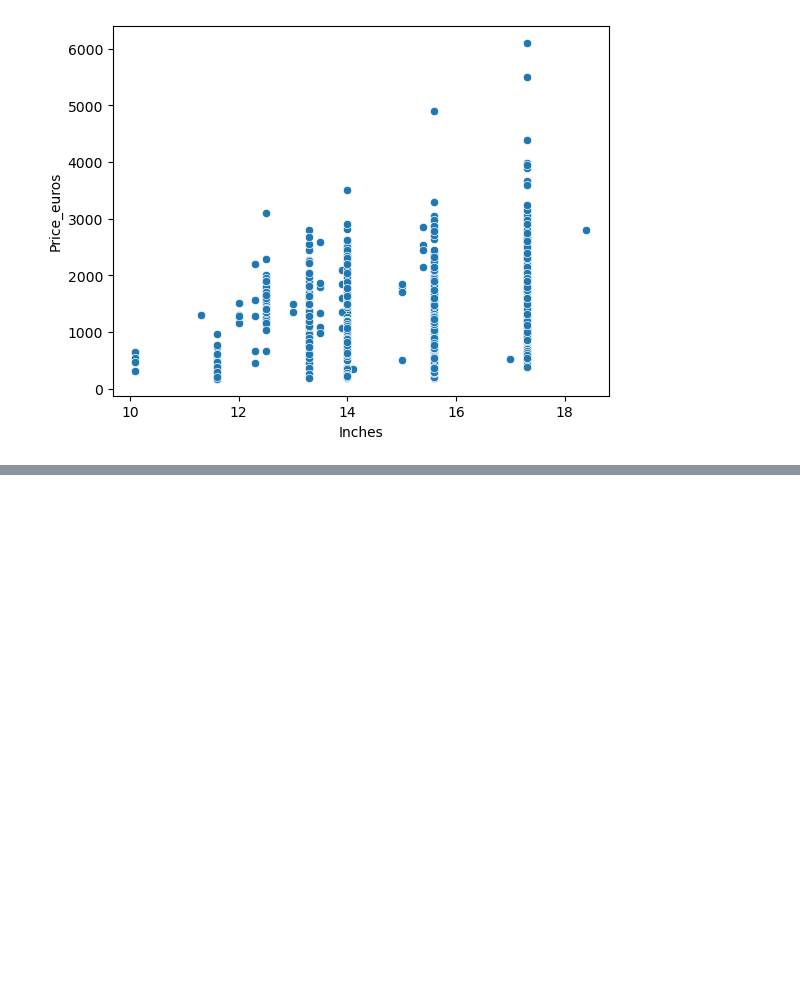
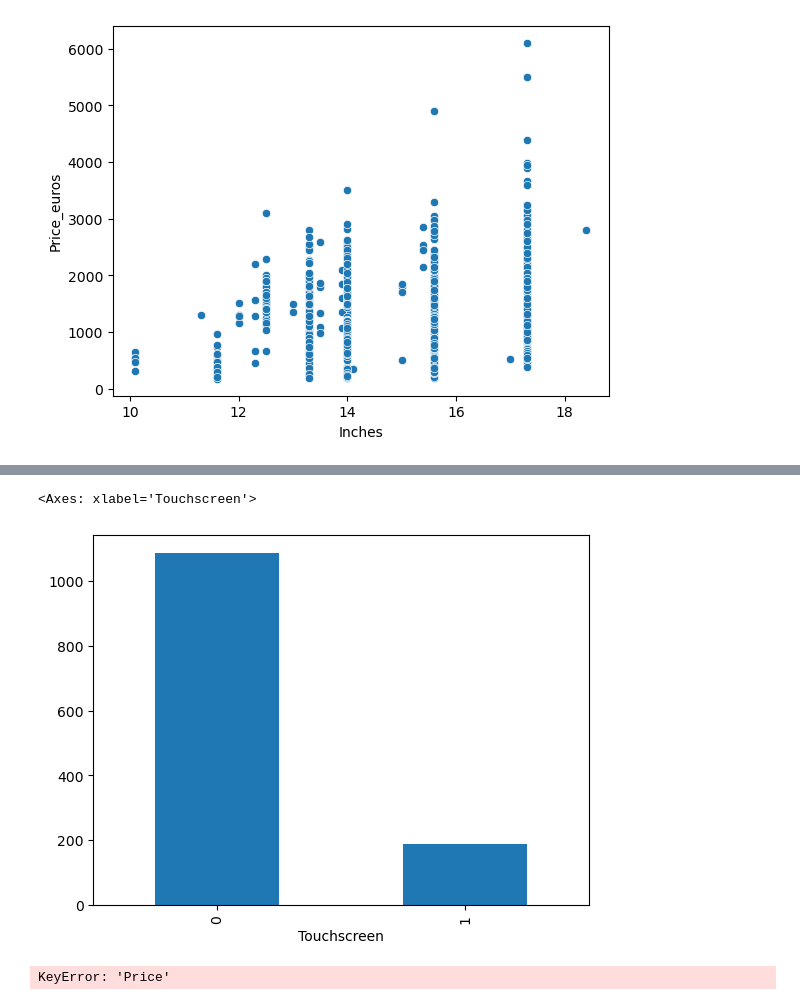
Before and after one commit to niteshkavade/Laptop-Price-Prediction, a Jupyter notebook: Laptop_Price_Prediction.ipynb, the cells around one changed output, grey strips where cells are left out. Drawn from its saved outputs; the diff is of its cells as text; code cells hidden in the pictures; blank space fills up the shorter version.

Commit message:
Change the Touchscreen column datatype as numeric and plot the Bar graph of it.

```diff
--- a/Laptop_Price_Prediction.ipynb
+++ b/Laptop_Price_Prediction.ipynb
@@ -126,3 +126,5 @@ sns.scatterplot(x="Inches",y="Price_euros",data=df)
 # %% [output]
 <Axes: xlabel='Inches', ylabel='Price_euros'>
 [figure]
+# %%
+df["Touchscreen"]=df["Touchscreen"].apply(lambda x:1 if "Yes" in x else 0)
@@ -128,0 +141,9 @@ sns.scatterplot(x="Inches",y="Price_euros",data=df)
+# %%
+df["Touchscreen"].value_counts().plot(kind="bar")
+# %% [output]
+<Axes: xlabel='Touchscreen'>
+[figure, added]
+# %%
+sns.barplot(x=df["Touchscreen"],y=df["Price"])
+# %% [output]
+KeyError: 'Price'
```
Also changed, not shown: parts of 2 cells of this notebook.
